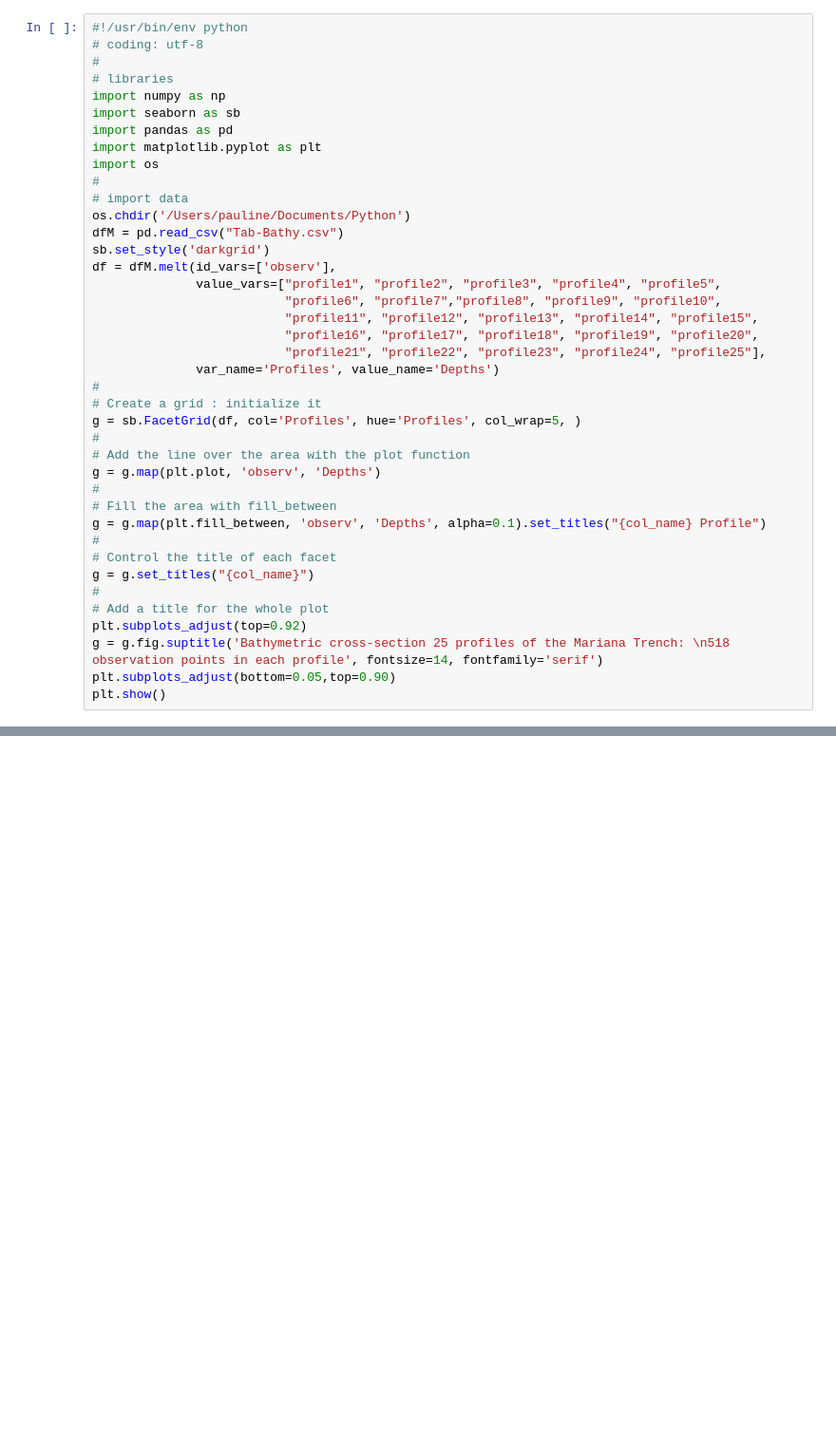
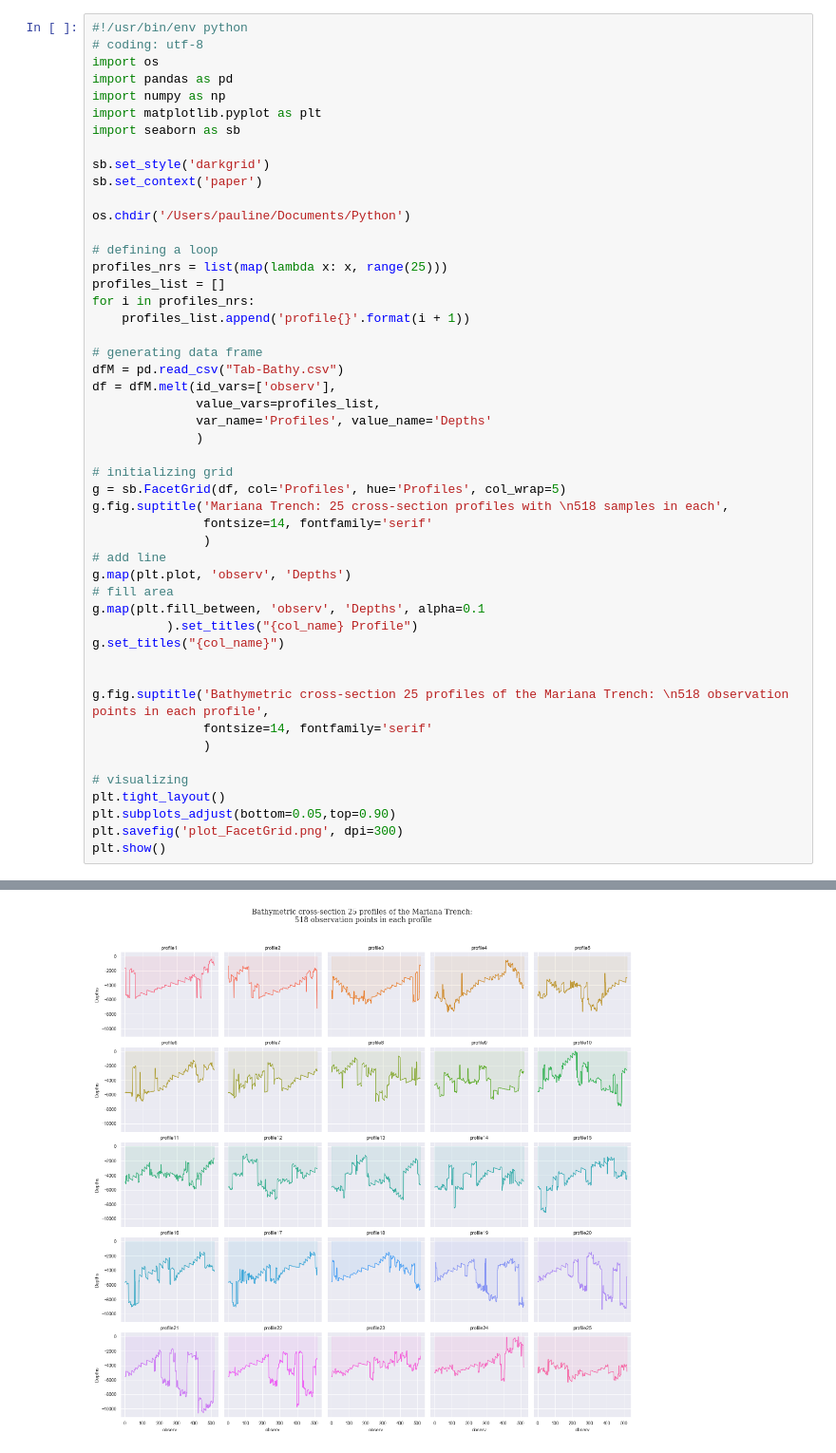
Before and after one commit to paulinelemenkova/Python-script-013-FacetGrid, a Jupyter notebook: Script-013-FacetGrid.ipynb, the cells around one changed output, grey strips where cells are left out. Shown at 95% size. Saved outputs shown, nothing was run; the diff lists cells and outputs as text; blank space fills up the shorter version.

```diff
--- a/Script-013-FacetGrid.ipynb
+++ b/Script-013-FacetGrid.ipynb
@@ -1,41 +1,50 @@
 # %%
 #!/usr/bin/env python
 # coding: utf-8
-#
-# libraries
+import os
+import pandas as pd
 import numpy as np
+import matplotlib.pyplot as plt
 import seaborn as sb
-import pandas as pd
-import matplotlib.pyplot as plt
-import os
-#
-# import data
+
+sb.set_style('darkgrid')
+sb.set_context('paper')
+
 os.chdir('/Users/pauline/Documents/Python')
+
+# defining a loop
+profiles_nrs = list(map(lambda x: x, range(25)))
+profiles_list = []
+for i in profiles_nrs:
+    profiles_list.append('profile{}'.format(i + 1))
+
+# generating data frame
 dfM = pd.read_csv("Tab-Bathy.csv")
-sb.set_style('darkgrid')
 df = dfM.melt(id_vars=['observ'],
-              value_vars=["profile1", "profile2", "profile3", "profile4", "profile5",
-                          "profile6", "profile7","profile8", "profile9", "profile10",
-                          "profile11", "profile12", "profile13", "profile14", "profile15",
-                          "profile16", "profile17", "profile18", "profile19", "profile20",
-                          "profile21", "profile22", "profile23", "profile24", "profile25"],
-              var_name='Profiles', value_name='Depths')
-#
-# Create a grid : initialize it
-g = sb.FacetGrid(df, col='Profiles', hue='Profiles', col_wrap=5, )
-#
-# Add the line over the area with the plot function
-g = g.map(plt.plot, 'observ', 'Depths')
-#
-# Fill the area with fill_between
-g = g.map(plt.fill_between, 'observ', 'Depths', alpha=0.1).set_titles("{col_name} Profile")
-#
-# Control the title of each facet
-g = g.set_titles("{col_name}")
-#
-# Add a title for the whole plot
-plt.subplots_adjust(top=0.92)
-g = g.fig.suptitle('Bathymetric cross-section 25 profiles of the Mariana Trench: \n518 observation points in each profile', fontsize=14, fontfamily='serif')
+              value_vars=profiles_list,
+              var_name='Profiles', value_name='Depths'
+              )
+
+# initializing grid
+g = sb.FacetGrid(df, col='Profiles', hue='Profiles', col_wrap=5)
+g.fig.suptitle('Mariana Trench: 25 cross-section profiles with \n518 samples in each',
+               fontsize=14, fontfamily='serif'
+               )
+# add line
+g.map(plt.plot, 'observ', 'Depths')
+# fill area
+g.map(plt.fill_between, 'observ', 'Depths', alpha=0.1
+          ).set_titles("{col_name} Profile")
+g.set_titles("{col_name}")
+
+
+g.fig.suptitle('Bathymetric cross-section 25 profiles of the Mariana Trench: \n518 observation points in each profile',
+               fontsize=14, fontfamily='serif'
+               )
+
+# visualizing
+plt.tight_layout()
 plt.subplots_adjust(bottom=0.05,top=0.90)
+plt.savefig('plot_FacetGrid.png', dpi=300)
 plt.show()
 # %% [output]
@@ -42,0 +51 @@ plt.show()
+[figure, added]
```
Also changed, not shown: parts of 1 cell of this notebook.
